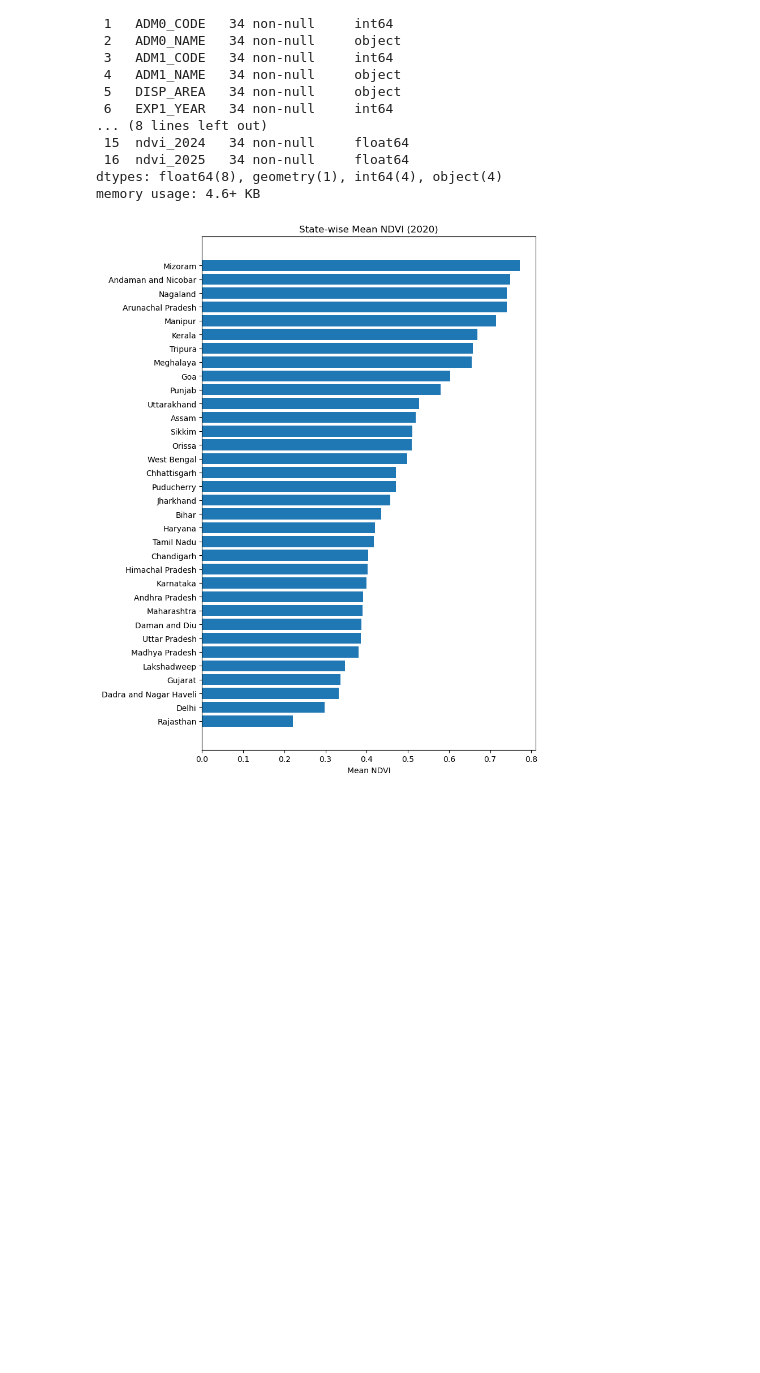
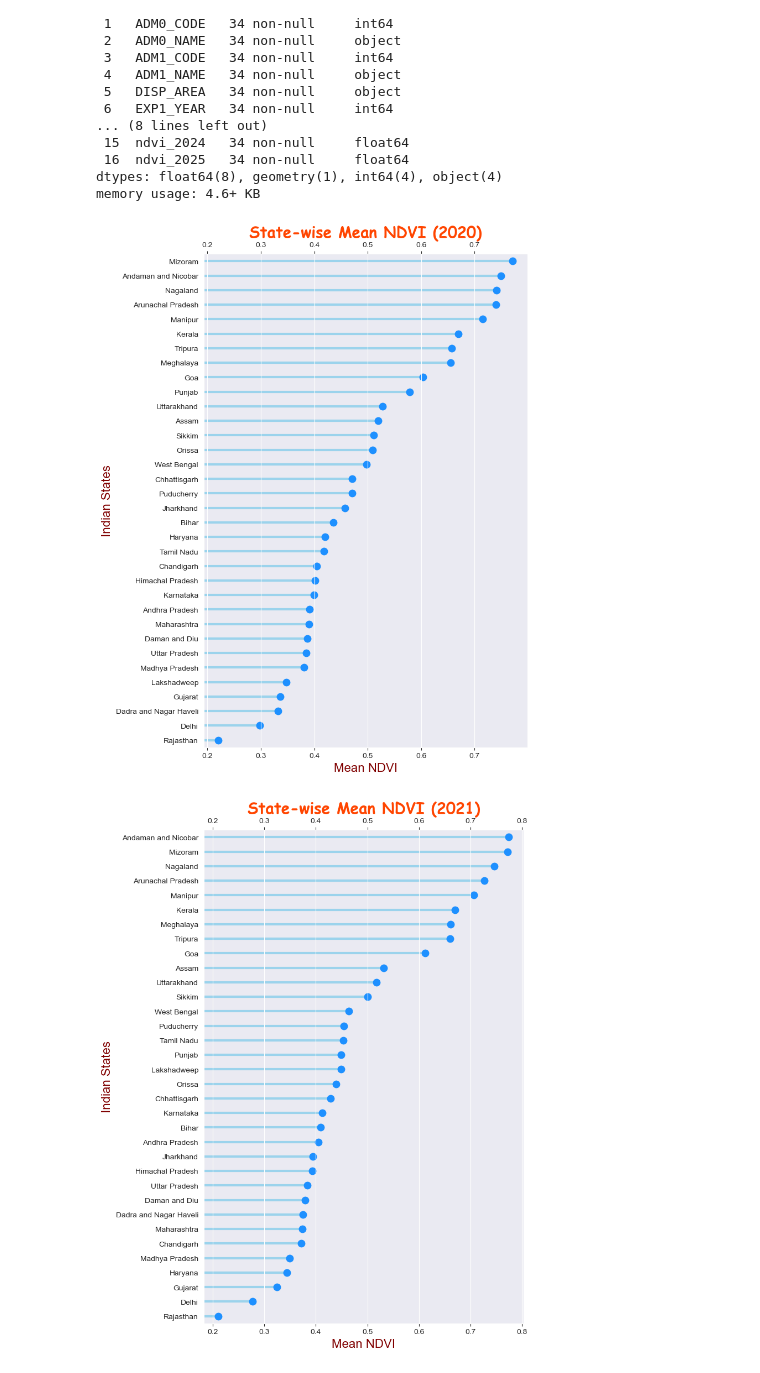
Before and after one commit to bestboybest/LearningPython, a Jupyter notebook: 4) Geopandas + Rasterio Projects/01) IndiaAnalysis/IndiaAnalysis.ipynb, the cells around one changed output. Cells and saved outputs as stored; diff of their text form; code cells hidden in the pictures; blank space fills up the shorter version.

Commit message:
made image outputs look better

```diff
--- a/4) Geopandas + Rasterio Projects/01) IndiaAnalysis/IndiaAnalysis.ipynb
+++ b/4) Geopandas + Rasterio Projects/01) IndiaAnalysis/IndiaAnalysis.ipynb
@@ -166,25 +166,33 @@ Data columns (total 17 columns):
  16  ndvi_2025   34 non-null     float64
 dtypes: float64(8), geometry(1), int64(4), object(4)
 memory usage: 4.6+ KB
+# %%
+statesdf["mean_ndvi"] = (statesdf["ndvi_2020"] + statesdf["ndvi_2021"] + statesdf["ndvi_2022"] + statesdf["ndvi_2023"] + statesdf["ndvi_2024"] + statesdf["ndvi_2025"])/6
 # %%
 statesdf.to_file("statesNDVI.geojson", driver="GeoJSON")
 # %%
 titleFont = {'weight':'bold', 'color':'orangered', 'size':20, 'name':'Comic Sans MS'}
 normalFont = {'color':'maroon', 'size':16}
 
-for i in range(1):
+for i in range(6):
     d = 2020 + i
 
-    df = statesdf[["ADM1_NAME", f"ndvi_{d}"]].sort_values(f"ndvi_{d}", ascending=True)
+    df = statesdf[["ADM1_NAME", f"ndvi_{d}"]].sort_values(f"ndvi_{d}", ascending=False).reset_index(drop = True)
 
     plt.figure(figsize=(8, 10), dpi = 100)
     sns.set_style('darkgrid')
-    plt.hlines(y = df.index, xmin = 0, xmax = df[f"ndvi_{d}"], color = 'skyblue', alpha = 0.8, linewidth = 3)
+    plt.hlines(y = range(len(df)), xmin = 0, xmax = df[f"ndvi_{d}"], color = 'skyblue', alpha = 0.8, linewidth = 3)
     sns.stripplot(x = df[f"ndvi_{d}"], y = df["ADM1_NAME"], size = 10, color = 'dodgerblue')
     plt.xlabel("Mean NDVI", fontdict = normalFont)
     plt.title(f"State-wise Mean NDVI ({d})", fontdict = titleFont)
     plt.ylabel('Indian States', fontdict = normalFont)
     plt.tight_layout()
-    plt.show()
+
+    ax = plt.gca()
+    ax_top = ax.twiny()
+
+    ax_top.set_xlim(ax.get_xlim())
+    plt.savefig(f'./YearlyNDVIBar/{d}_bar.png', dpi = 300, bbox_inches="tight")
 # %% [output]
-[figure, old version]
+[figure, new version]
+[figure, added]
```
Also changed, not shown: parts of 2 cells of this notebook, 7 other files.
